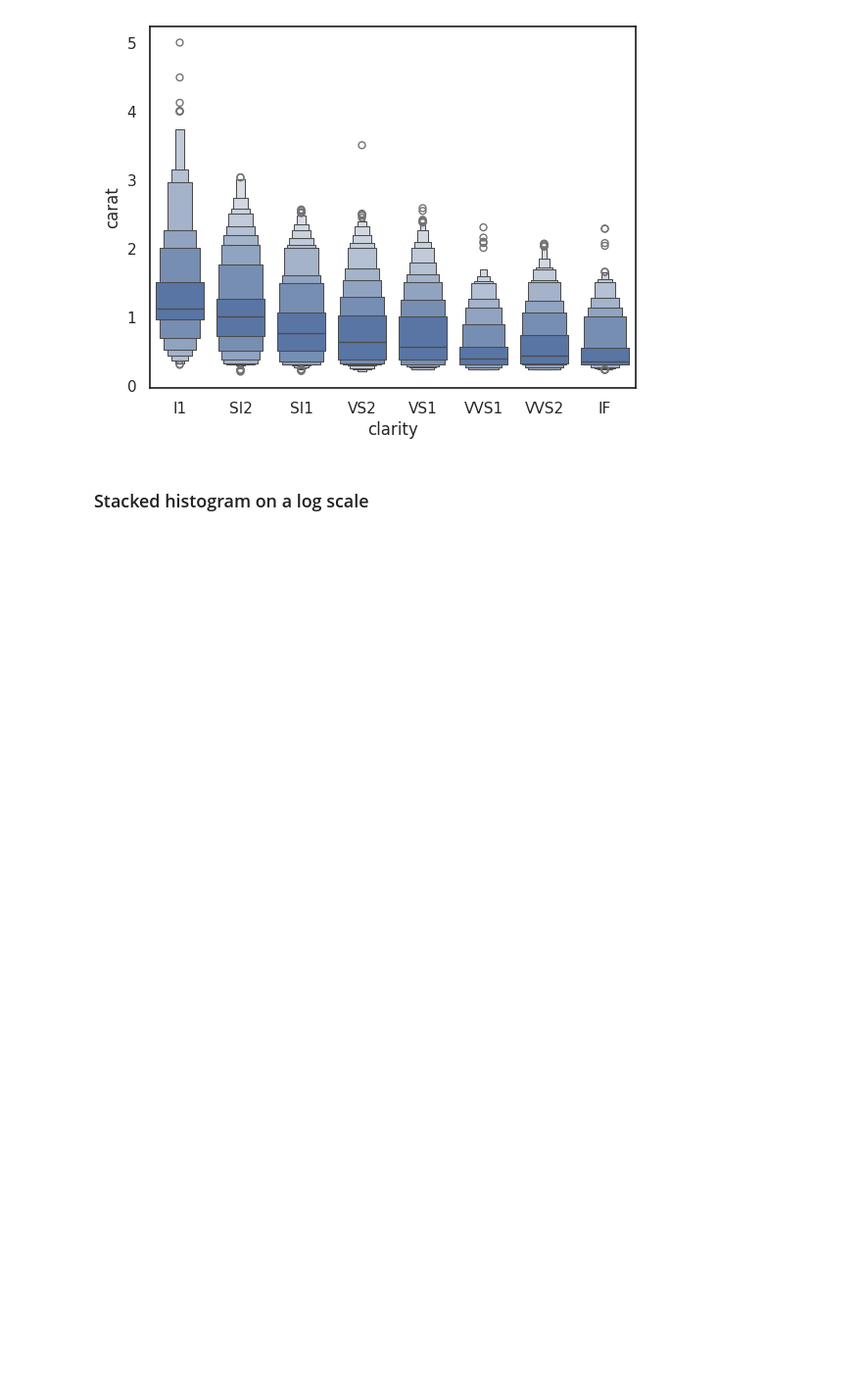
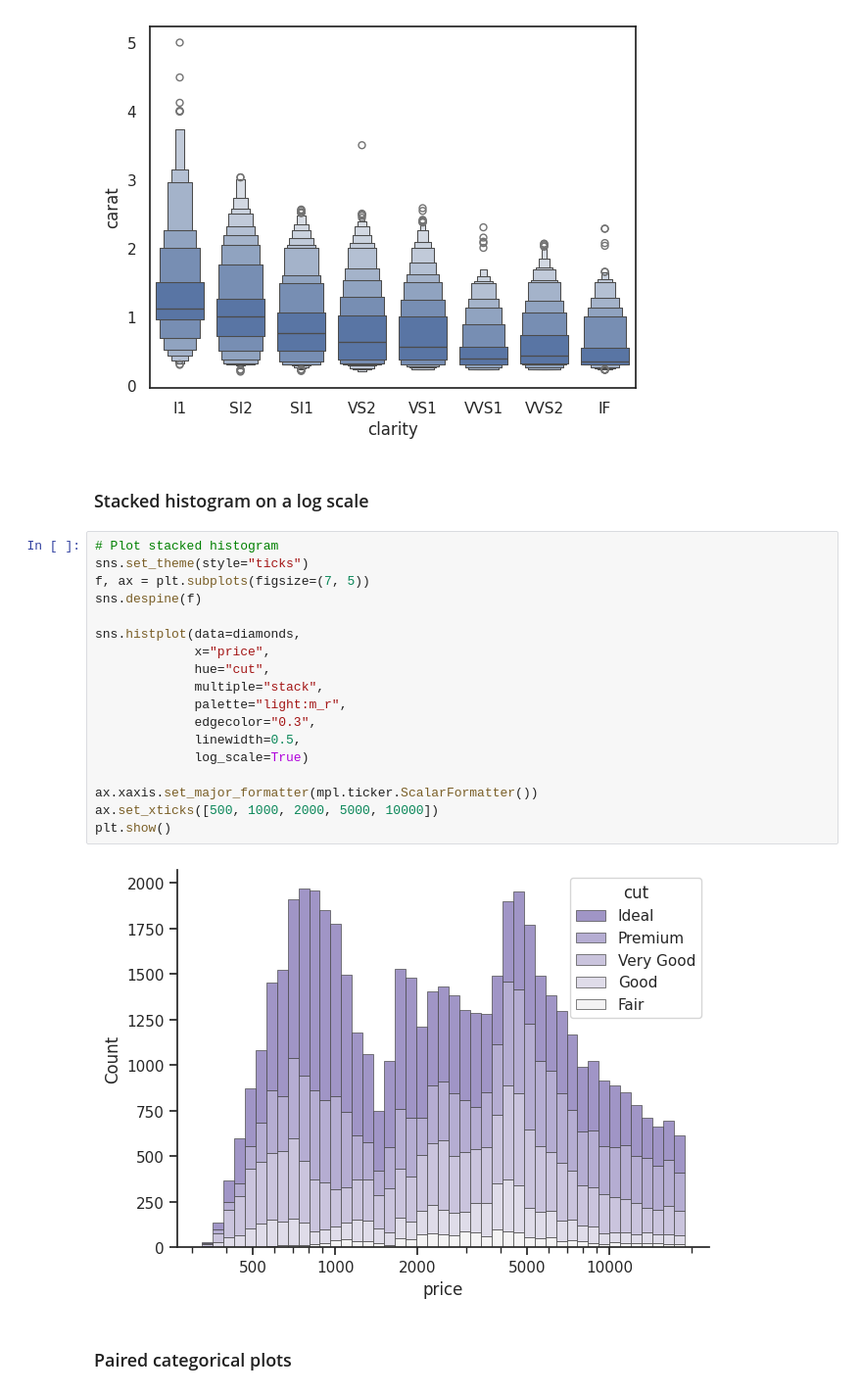
Before and after one commit to MAyub114/seaborn_interactive, a Jupyter notebook: interactive_plots.ipynb, the cells around one changed output. Shown at 98% size. Drawn from its saved outputs; the diff is of its cells as text; blank space fills up the shorter version.

```diff
--- a/interactive_plots.ipynb
+++ b/interactive_plots.ipynb
@@ -355,3 +356,25 @@ The `scale` parameter has been renamed to `width_method` and will be removed in
 [figure]
 # %% [markdown]
 ### Stacked histogram on a log scale
+# %%
+# Plot stacked histogram
+sns.set_theme(style="ticks")
+f, ax = plt.subplots(figsize=(7, 5))
+sns.despine(f)
+
+sns.histplot(data=diamonds,
+             x="price",
+             hue="cut",
+             multiple="stack",
+             palette="light:m_r",
+             edgecolor="0.3",
+             linewidth=0.5,
+             log_scale=True)
+
+ax.xaxis.set_major_formatter(mpl.ticker.ScalarFormatter())
+ax.set_xticks([500, 1000, 2000, 5000, 10000])
+plt.show()
+# %% [output]
+[figure, added]
+# %% [markdown]
+### Paired categorical plots
```
Also changed, not shown: parts of 17 cells of this notebook.
